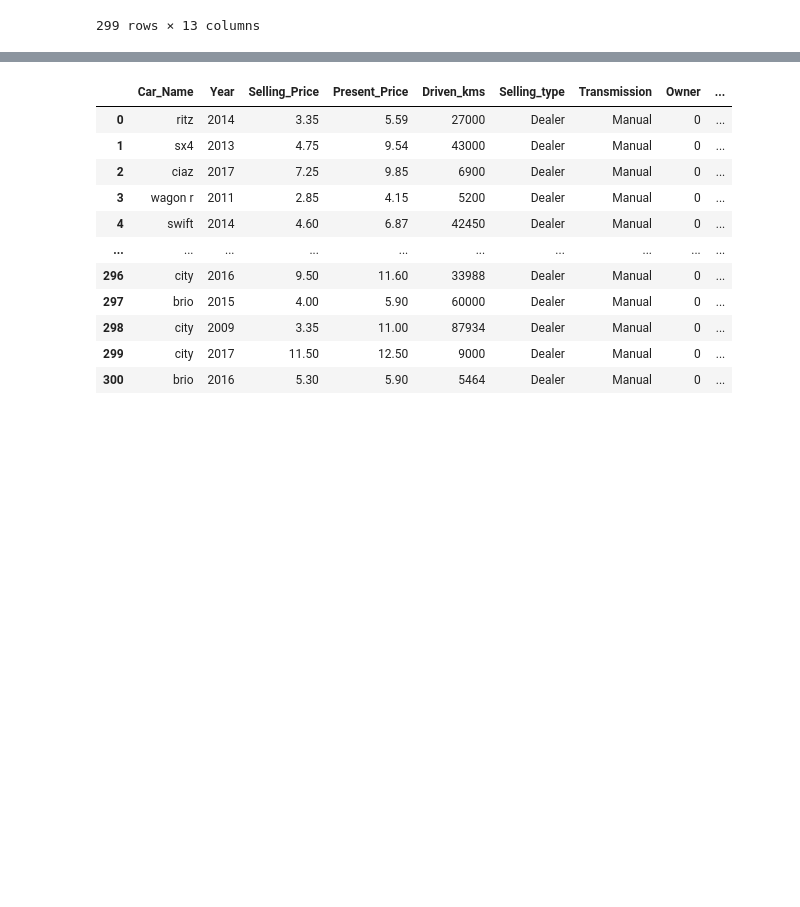
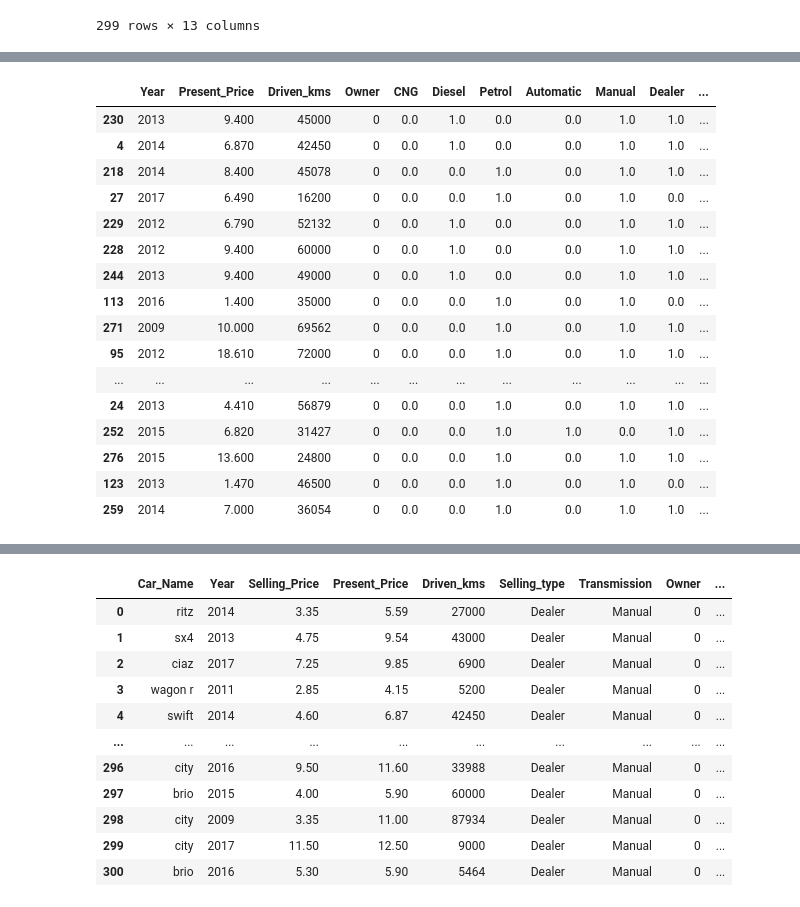
Before and after one commit to Alphamikey23/oasis_datascience_Task3, a Jupyter notebook: Task 3.ipynb, the cells around one changed output, grey strips where cells are left out. Drawn from its saved outputs; the diff is of its cells as text; code cells hidden in the pictures; blank space fills up the shorter version.

```diff
--- a/Task 3.ipynb
+++ b/Task 3.ipynb
@@ -521,0 +468,20 @@ df = df.assign(**new_data)
+# %%
+X_test
+# %% [output]
+|  | Year | Present_Price | Driven_kms | Owner | CNG | Diesel | Petrol | Automatic | Manual | Dealer | ... |
+| 230 | 2013 | 9.400 | 45000 | 0 | 0.0 | 1.0 | 0.0 | 0.0 | 1.0 | 1.0 | ... |
+| 4 | 2014 | 6.870 | 42450 | 0 | 0.0 | 1.0 | 0.0 | 0.0 | 1.0 | 1.0 | ... |
+| 218 | 2014 | 8.400 | 45078 | 0 | 0.0 | 0.0 | 1.0 | 0.0 | 1.0 | 1.0 | ... |
+| 27 | 2017 | 6.490 | 16200 | 0 | 0.0 | 0.0 | 1.0 | 0.0 | 1.0 | 0.0 | ... |
+| 229 | 2012 | 6.790 | 52132 | 0 | 0.0 | 1.0 | 0.0 | 0.0 | 1.0 | 1.0 | ... |
+| 228 | 2012 | 9.400 | 60000 | 0 | 0.0 | 1.0 | 0.0 | 0.0 | 1.0 | 1.0 | ... |
+| 244 | 2013 | 9.400 | 49000 | 0 | 0.0 | 1.0 | 0.0 | 0.0 | 1.0 | 1.0 | ... |
+| 113 | 2016 | 1.400 | 35000 | 0 | 0.0 | 0.0 | 1.0 | 0.0 | 1.0 | 0.0 | ... |
+| 271 | 2009 | 10.000 | 69562 | 0 | 0.0 | 0.0 | 1.0 | 0.0 | 1.0 | 1.0 | ... |
+| 95 | 2012 | 18.610 | 72000 | 0 | 0.0 | 0.0 | 1.0 | 0.0 | 1.0 | 1.0 | ... |
+| ... | ... | ... | ... | ... | ... | ... | ... | ... | ... | ... | ... |
+| 24 | 2013 | 4.410 | 56879 | 0 | 0.0 | 0.0 | 1.0 | 0.0 | 1.0 | 1.0 | ... |
+| 252 | 2015 | 6.820 | 31427 | 0 | 0.0 | 0.0 | 1.0 | 1.0 | 0.0 | 1.0 | ... |
+| 276 | 2015 | 13.600 | 24800 | 0 | 0.0 | 0.0 | 1.0 | 0.0 | 1.0 | 1.0 | ... |
+| 123 | 2013 | 1.470 | 46500 | 0 | 0.0 | 0.0 | 1.0 | 0.0 | 1.0 | 0.0 | ... |
+| 259 | 2014 | 7.000 | 36054 | 0 | 0.0 | 0.0 | 1.0 | 0.0 | 1.0 | 1.0 | ... |
```
Also changed, not shown: parts of 53 cells of this notebook.
